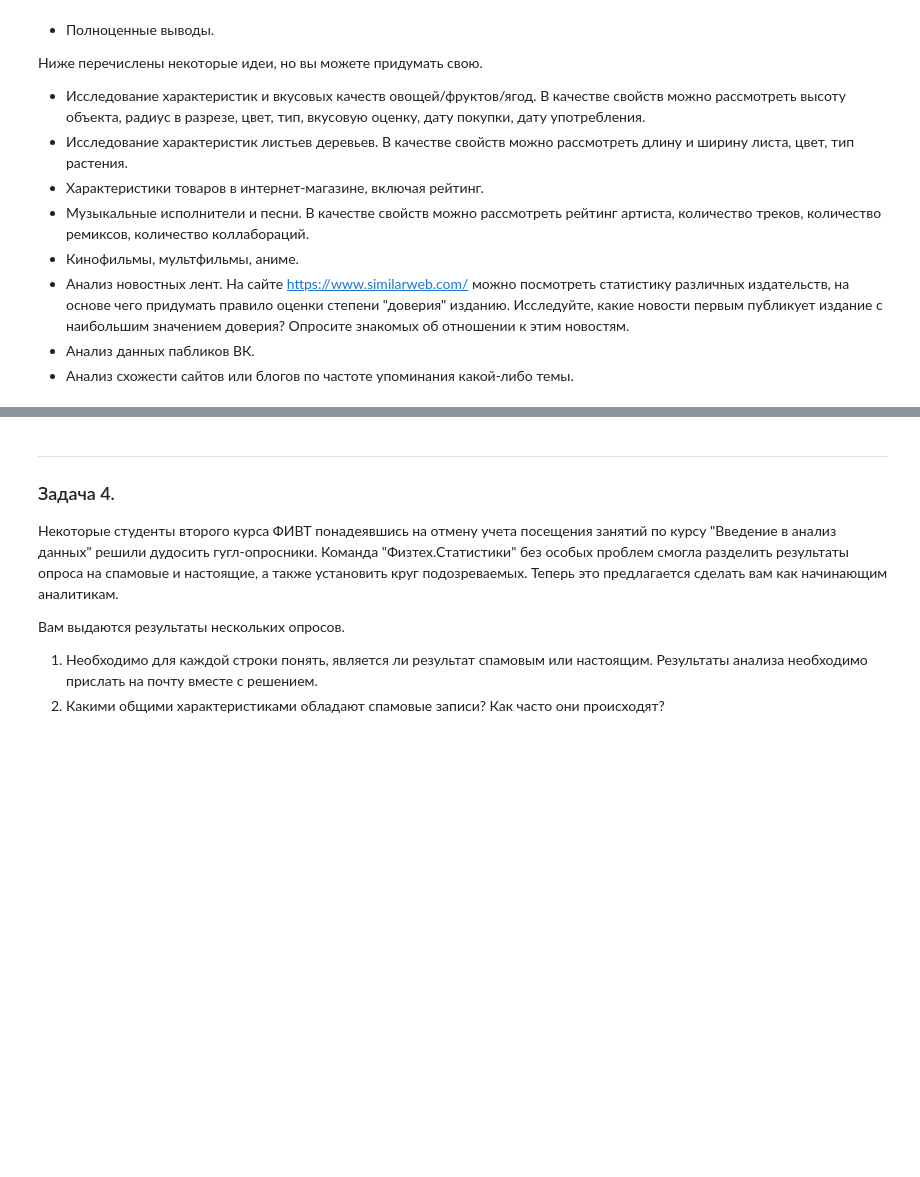
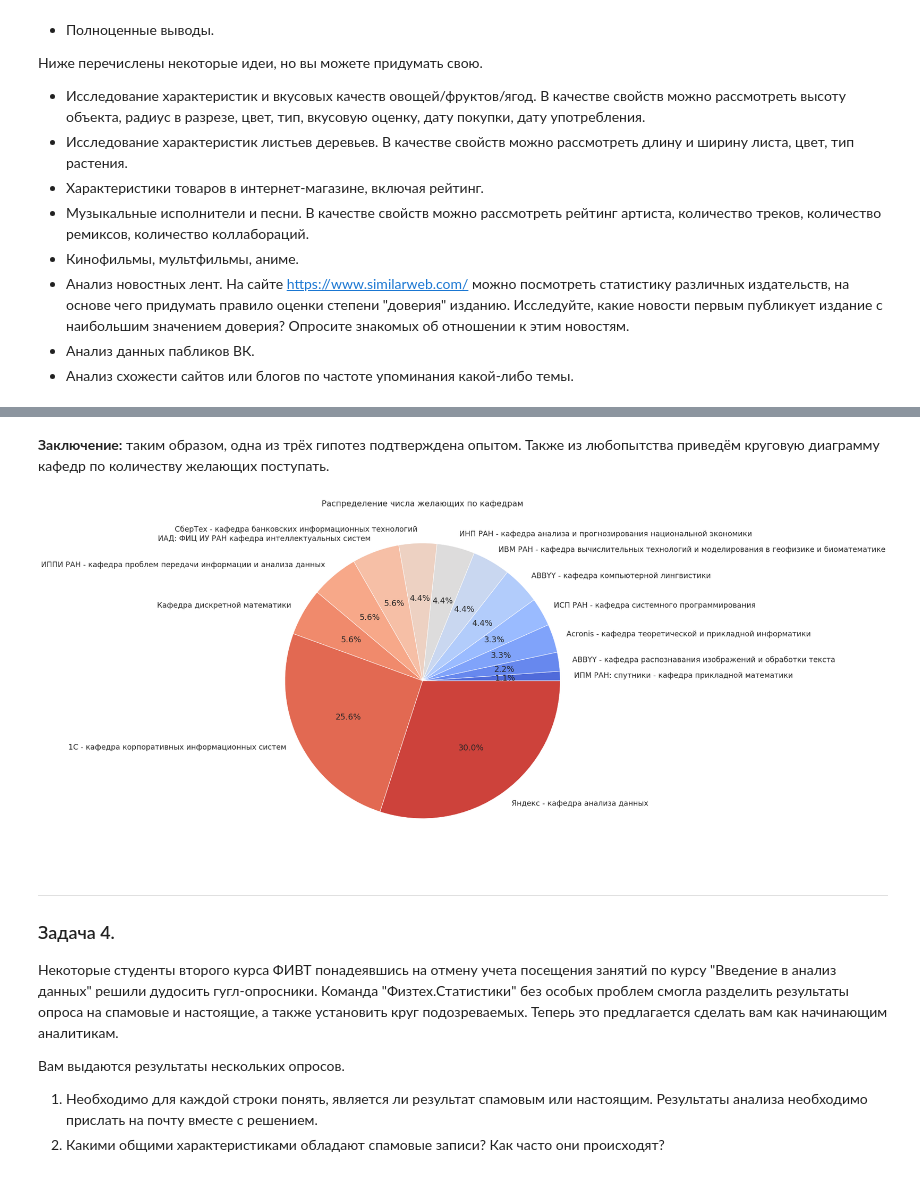
Before and after one commit to TopCoder2K/DS-introduction, a Jupyter notebook: notebooks/3.814.9.ipynb, the cells around one changed output, grey strips where cells are left out. Cells and saved outputs as stored; diff of their text form; code cells hidden in the pictures; blank space fills up the shorter version.

Commit message:
Task 3 was complited.

```diff
--- a/notebooks/3.814.9.ipynb
+++ b/notebooks/3.814.9.ipynb
@@ -260,0 +256,9 @@ for n in [99, 199, 299]:
+# %%
+import pandas as pd
+
+from pathlib import Path
+path = Path.cwd()
+path = path.joinpath('../data/raw/Dataset_for_task3')
+# %%
+department = pd.read_csv(path.joinpath('ChoosingDepartments.csv'))
+department.head()
@@ -260,0 +274,23 @@ for n in [99, 199, 299]:
+# %%
+department = department.rename(
+    columns={
+        'Кафедра, на которую Вы хотели поступить (первый приоритет)':\
+        'desired_dep',
+        'Кафедра, на которую Вы пойдёте (если пока точно не знаете, то укажите желаемую)':\
+        'final_dep',
+        'Оцените всю систему процесса отбора на кафедры':\
+        'total_score',
+        'Оцените уровень стресса при отборе':\
+        'stress',
+        'Ваш средний балл, округлённый до целых':\
+        'average_score'
+    }
+)
+department['success'] = \
+(department['desired_dep'] == department['final_dep'])*1
+succeeded = department.groupby('Ваш пол')['success'].sum()
+
+females = department[department['Ваш пол'] == 'Ж'].size
+males = department[department['Ваш пол'] == 'М'].size
+print('Доля успешных девушек: {0:.3f}'.format(succeeded['Ж'] / females))
+print('Доля успешных юношей: {0:.3f}'.format(succeeded['М'] / males))
@@ -261,3 +317,17 @@ for n in [99, 199, 299]:
+# %% [markdown]
+**Заключение:** таким образом, одна из трёх гипотез подтверждена опытом. Также из любопытства приведём круговую диаграмму кафедр по количеству желающих поступать.
+# %%
+plt.figure(figsize=(15,15))
+desired_deps = department.groupby('desired_dep')['Ваш пол'].count()\
+.sort_values()
+plt.pie(
+    desired_deps,
+    labels=desired_deps.index, autopct='%.1f%%',
+    colors=sns.color_palette('coolwarm', desired_deps.size)
+)
+plt.title('Распределение числа желающих по кафедрам');
+# %% [output]
+[figure, added]
 # %% [markdown]
 ---
 ### Задача 4.
```
Also changed, not shown: parts of 28 cells of this notebook.
